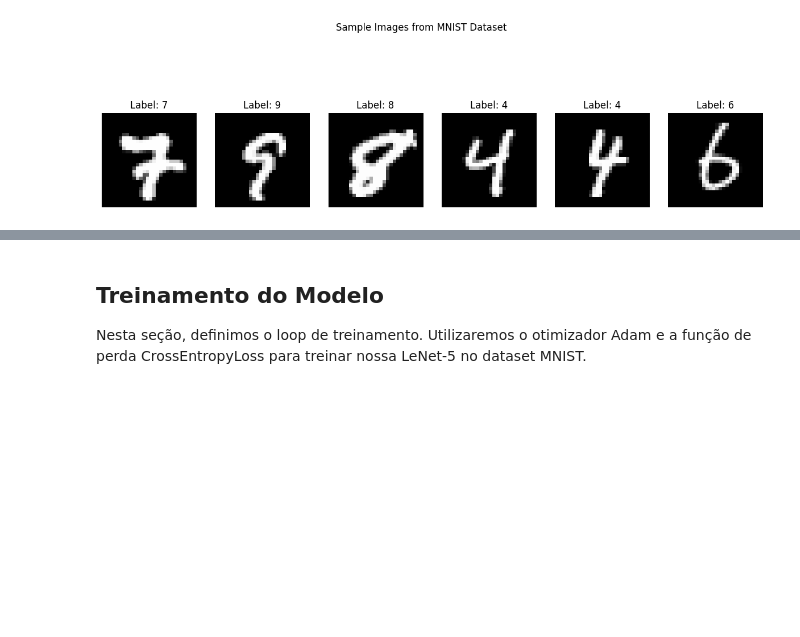
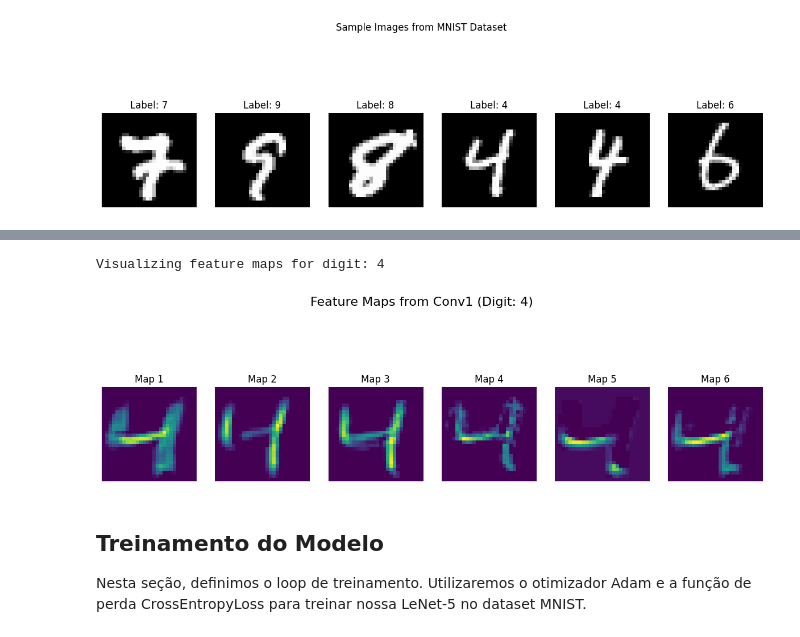
Before and after one commit to Maruka13/LeNet, a Jupyter notebook: LeNet5.ipynb, the cells around one changed output, grey strips where cells are left out. Drawn from its saved outputs; the diff is of its cells as text; code cells hidden in the pictures; blank space fills up the shorter version.

```diff
--- a/LeNet5.ipynb
+++ b/LeNet5.ipynb
@@ -99,3 +103,35 @@ plt.show()
+# %%
+# Get a single sample image from the dataset
+sample_image, sample_label = train_dataset[2]
+sample_image = sample_image.unsqueeze(0) # Add batch dimension [1, 1, 28, 28]
+
+# Passage through the first layer ONLY (Conv1 + ReLU)
+model.eval()
+with torch.no_grad():
+    # Move sample to the same device as the model (if applicable)
+    device = torch.device('cuda' if torch.cuda.is_available() else 'cpu')
+    model.to(device)
+    sample_image = sample_image.to(device)
+
+    feature_maps = F.relu(model.conv1(sample_image))
+
+# Move back to CPU for plotting
+feature_maps = feature_maps.cpu().squeeze(0) # [6, 28, 28]
+
+print(f"Visualizing feature maps for digit: {sample_label}")
+
+# Plotting
+fig, axes = plt.subplots(1, 6, figsize=(15, 5))
+for i in range(6):
+    axes[i].imshow(feature_maps[i], cmap='viridis')
+    axes[i].set_title(f'Map {i+1}')
+    axes[i].axis('off')
+
+plt.suptitle(f'Feature Maps from Conv1 (Digit: {sample_label})', fontsize=16)
+plt.show()
+# %% [output]
+Visualizing feature maps for digit: 4
+[figure, added]
 # %% [markdown]
 ## Treinamento do Modelo
 
```
Also changed, not shown: parts of 4 cells of this notebook, 1 other file.
